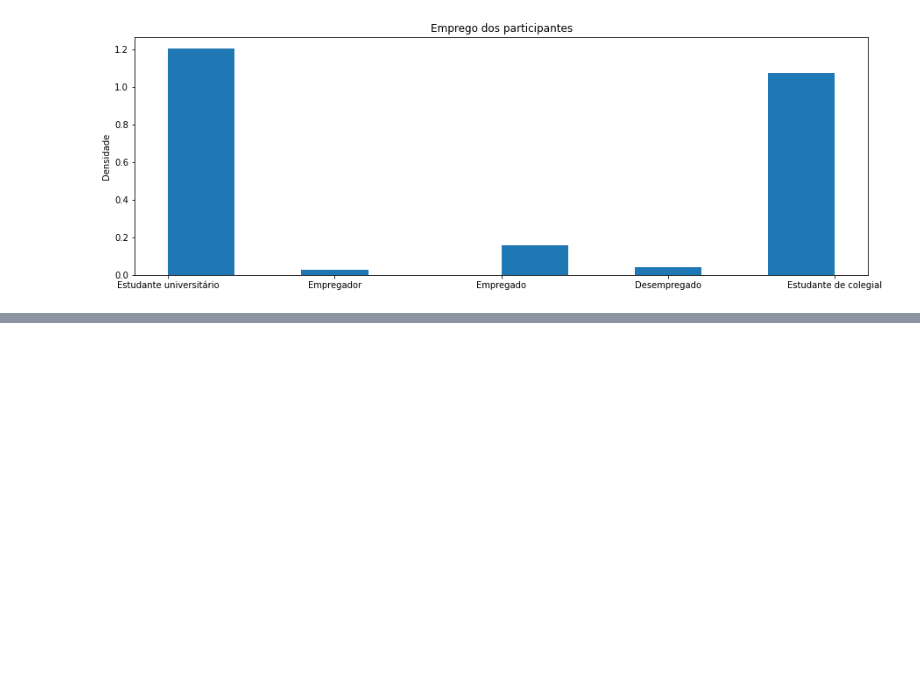
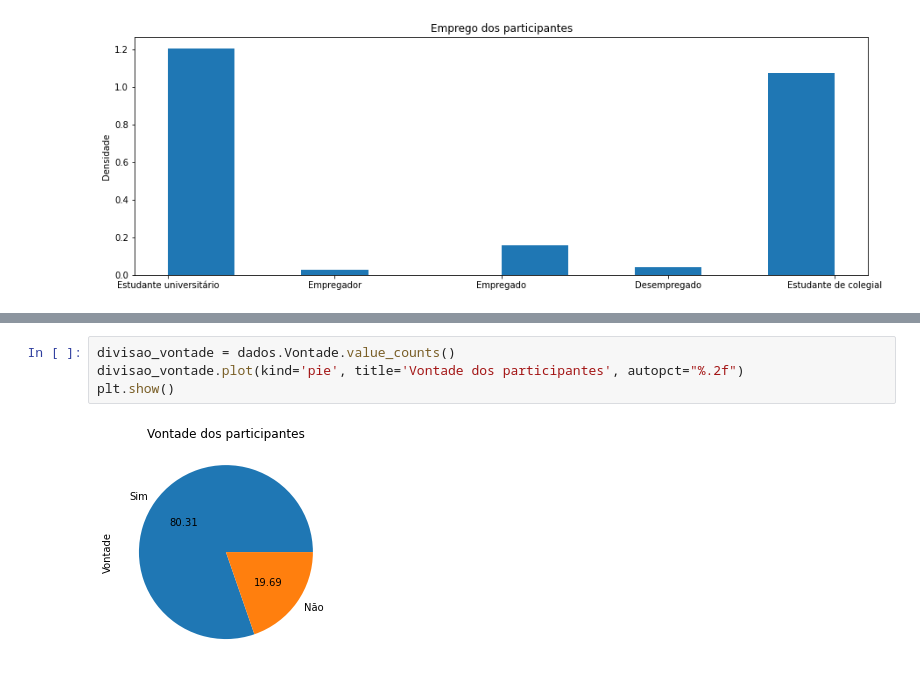
Before and after one commit to GabrielPl-1/Projeto-2-Cdados, a Jupyter notebook: Projeto 2 cdados.ipynb, the cells around one changed output, grey strips where cells are left out. Drawn from its saved outputs; the diff is of its cells as text; blank space fills up the shorter version.

```diff
--- a/Projeto 2 cdados.ipynb
+++ b/Projeto 2 cdados.ipynb
@@ -116,0 +146,6 @@ plt.show()
+# %%
+divisao_vontade = dados.Vontade.value_counts()
+divisao_vontade.plot(kind='pie', title='Vontade dos participantes', autopct="%.2f")
+plt.show()
+# %% [output]
+[figure, added]
```
Also changed, not shown: parts of 6 cells of this notebook, 1 other file.
